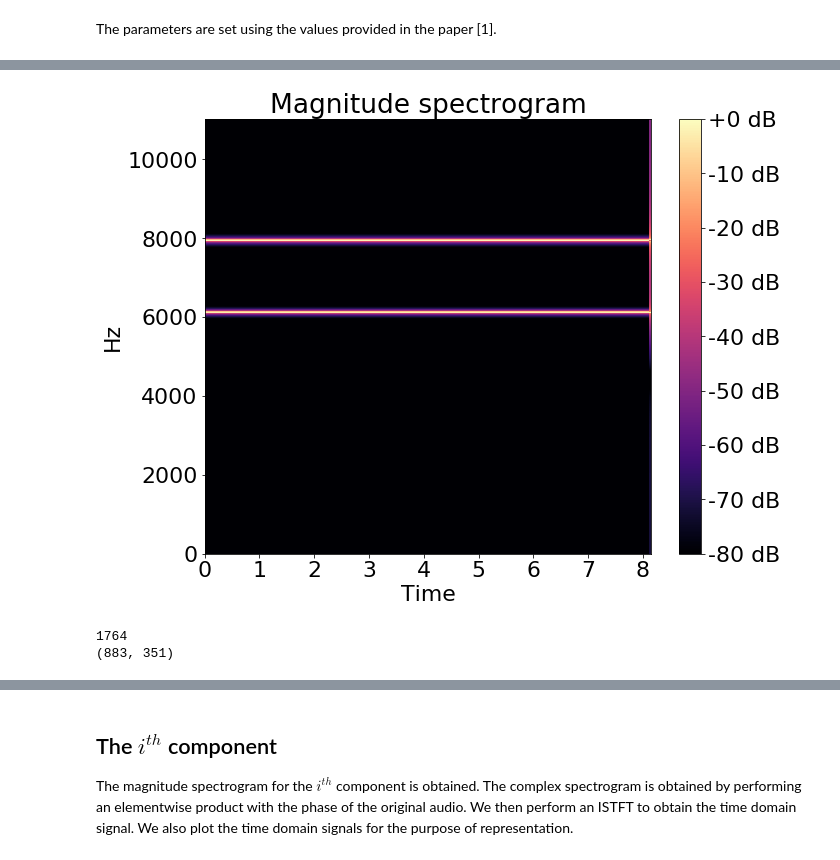
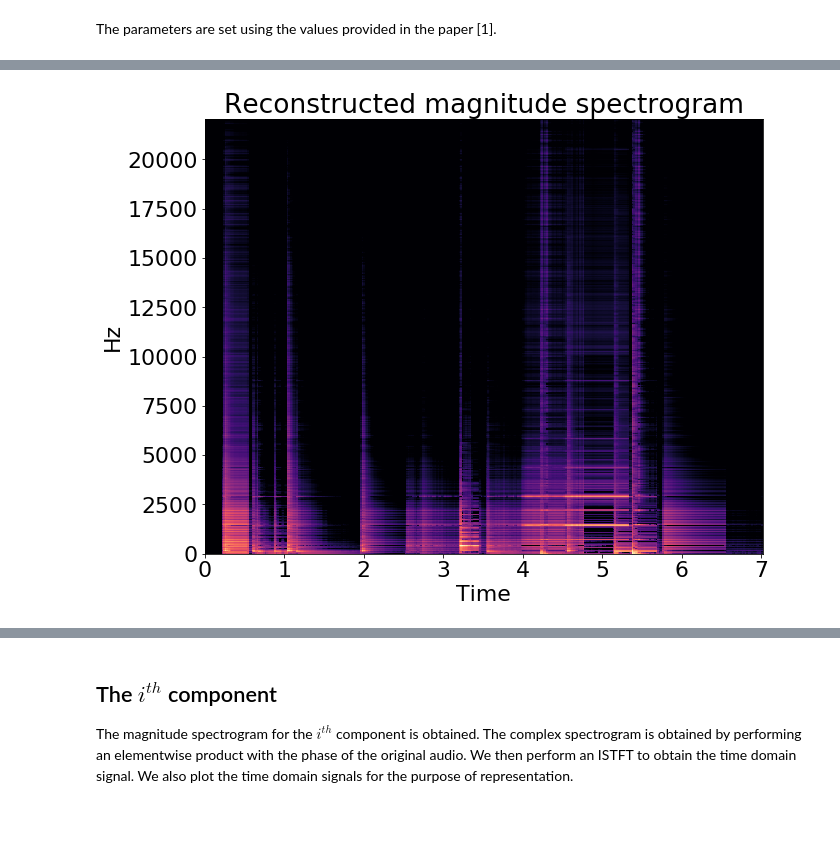
Before and after one commit to Milind-Blaze/source_separation, a Jupyter notebook: Monoaural_source_separation_using_Non-negative_matrix_factorization/Monoaural_source_separation_Frobenius_norm.ipynb, the cells around one changed output, grey strips where cells are left out. Drawn from its saved outputs; the diff is of its cells as text; code cells hidden in the pictures; blank space fills up the shorter version.

```diff
--- a/Monoaural_source_separation_using_Non-negative_matrix_factorization/Monoaural_source_separation_Frobenius_norm.ipynb
+++ b/Monoaural_source_separation_using_Non-negative_matrix_factorization/Monoaural_source_separation_Frobenius_norm.ipynb
@@ -85,9 +77,9 @@ We obtain a STFT using the specifications provided in [1]. Thus we use a frame s
 # %%
-# mag_spec = librosa.core.stft(audio, n_fft = n_fft, hop_length = hop_length) # using default window
-# D = librosa.amplitude_to_db(np.abs(mag_spec), ref=np.max)
-# librosa.display.specshow(D, y_axis='log', x_axis='time')
-# #librosa.display.specshow(np.abs(mag_spec), y_axis='log', x_axis='time')
-# plt.show()
-audio = np.sin(50000*x)
-plt.plot(x,audio)
+spec = librosa.core.stft(audio, n_fft = n_fft, hop_length = hop_length, window = scipy.signal.hann(n_fft))#, center= True )
+D = librosa.amplitude_to_db(np.abs(spec), ref=np.max)
+plt.figure(figsize=figsize)
+librosa.display.specshow(D, y_axis='linear', x_axis='time', sr = fs_target, hop_length = n_fft/2)
+plt.colorbar(format='%+2.0f dB')
+plt.title("Magnitude spectrogram")
+plt.show()
 # %% [output]
@@ -104,0 +102,5 @@ plt.show()
+# %%
+# modelling componenets by minimizing Least squares norm
+model = NMF(n_components=7, init='random', random_state=0,solver="mu",beta_loss="frobenius",max_iter = 1000)
+W = model.fit_transform(np.abs(spec))
+H = model.components_
@@ -105,17 +115,8 @@ plt.show()
 # %%
-mag_spec = librosa.core.stft(audio, n_fft = n_fft, hop_length = hop_length) # using default window
-D = librosa.amplitude_to_db(np.abs(mag_spec), ref=np.max)
+D = librosa.amplitude_to_db((np.matmul(W,H)), ref=np.max)
 plt.figure(figsize=figsize)
-librosa.display.specshow(D, y_axis='linear', x_axis='time')
-plt.colorbar(format='%+2.0f dB')
-plt.title("Magnitude spectrogram")
-#librosa.display.specshow(np.abs(mag_spec), y_axis='log', x_axis='time')
+librosa.display.specshow(D, y_axis='linear', x_axis='time',sr = fs_target, hop_length = n_fft/2)
+plt.title("Reconstructed magnitude spectrogram")
 plt.show()
 # %% [output]
-[figure, old version]
+[figure, new version]
-# %%
-print((n_fft))
-print(np.shape(D))
-# %% [output]
-1764
-(883, 351)
```
Also changed, not shown: parts of 23 cells of this notebook, 14 other files.
